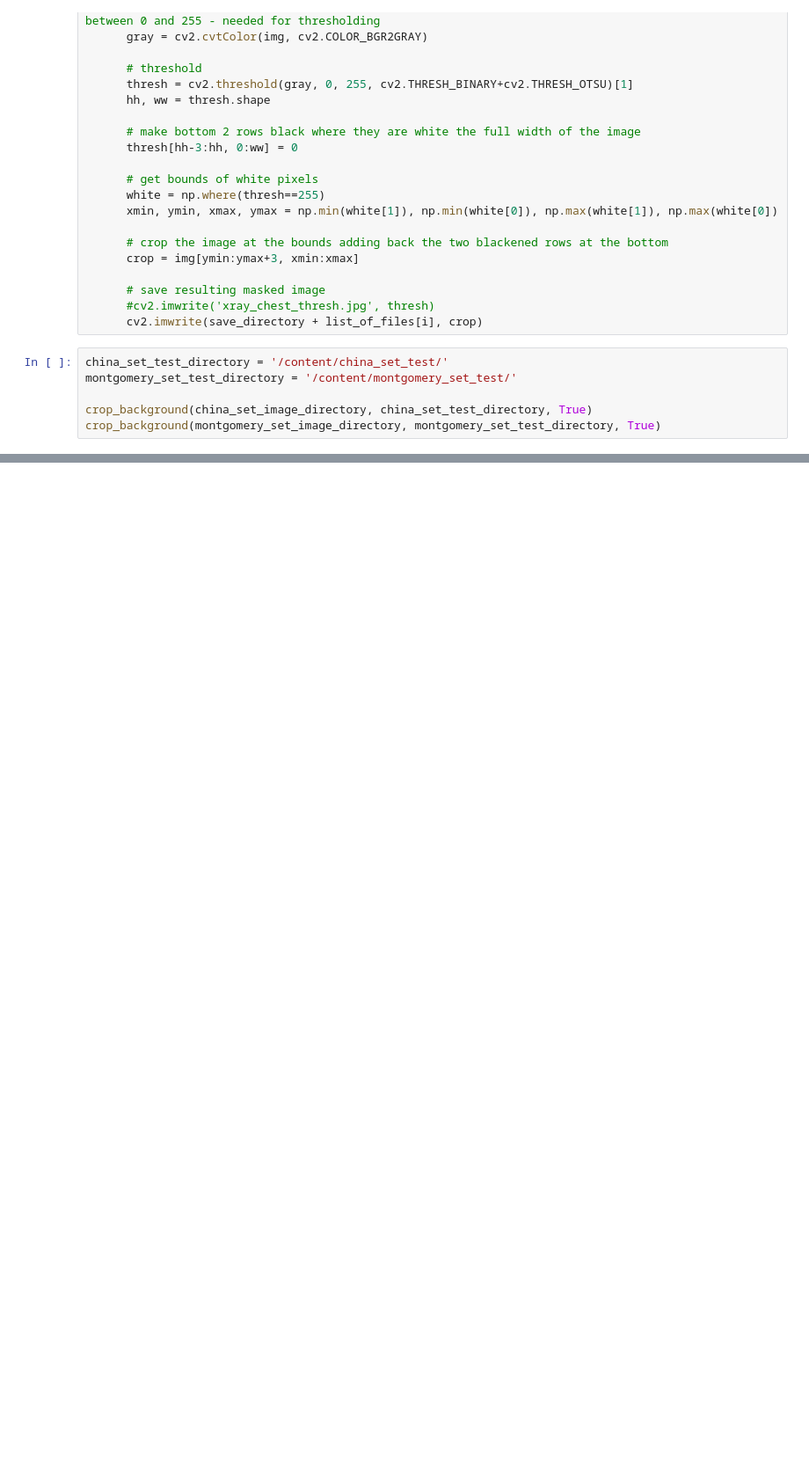
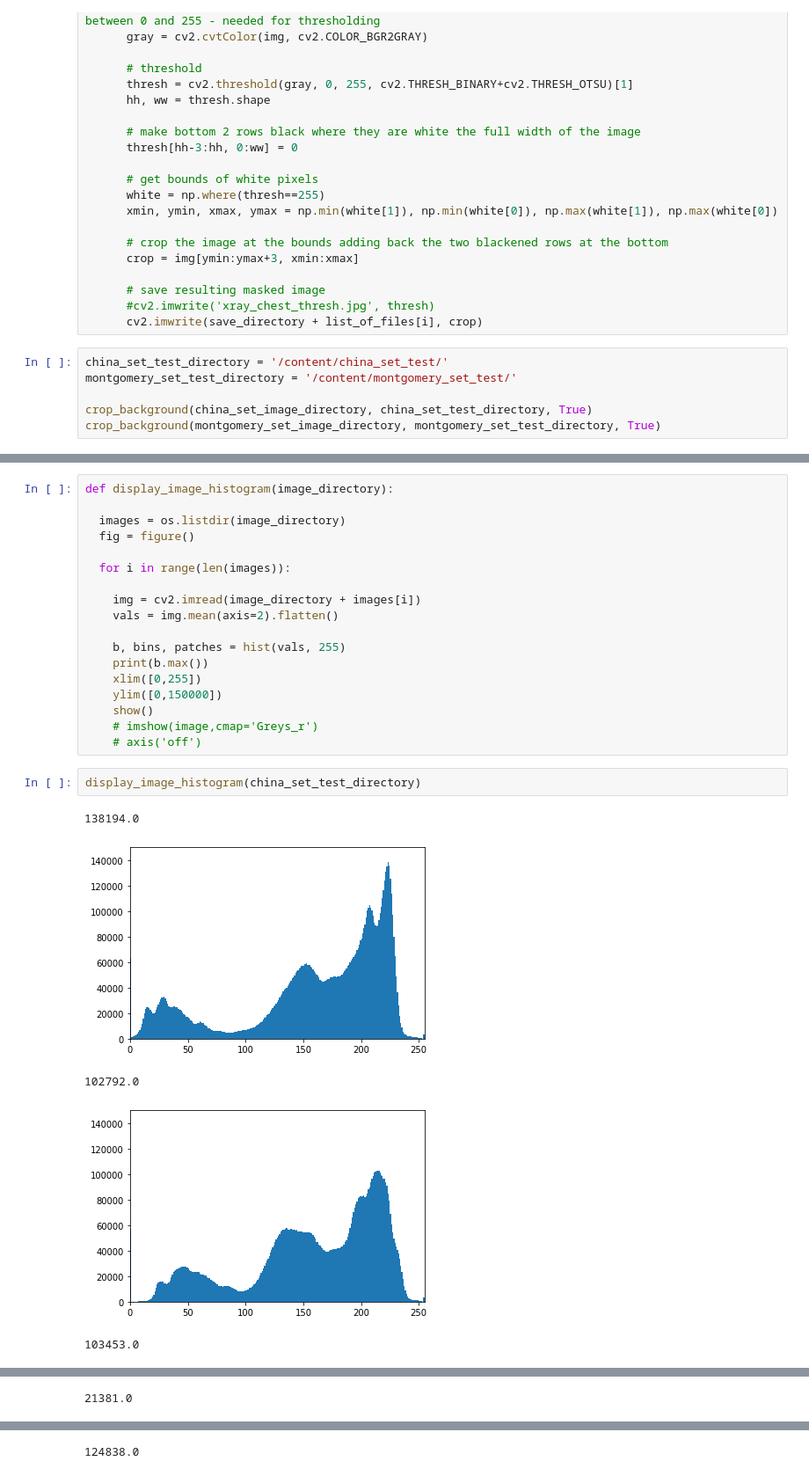
Before and after one commit to n3d1m/SYDE-677-Final-Project, a Jupyter notebook: ImageNormalization.ipynb, the cells around one changed output, grey strips where cells are left out. Shown at 88% size. Saved outputs shown, nothing was run; the diff lists cells and outputs as text; blank space fills up the shorter version.

```diff
--- a/ImageNormalization.ipynb
+++ b/ImageNormalization.ipynb
@@ -135,0 +162,26 @@ showImagesHorizontally(5, montgomery_set_test_directory, 'Preprocessed Montgomer
+# %%
+def display_image_histogram(image_directory):
+
+  images = os.listdir(image_directory)
+  fig = figure()
+
+  for i in range(len(images)):
+
+    img = cv2.imread(image_directory + images[i])
+    vals = img.mean(axis=2).flatten()
+
+    b, bins, patches = hist(vals, 255)
+    print(b.max())
+    xlim([0,255])
+    ylim([0,150000])
+    show()
+    # imshow(image,cmap='Greys_r')
+    # axis('off')
+# %%
+display_image_histogram(china_set_test_directory)
+# %% [output]
+138194.0
+[figure, added]
+102792.0
+[figure, added]
+103453.0
@@ -135,0 +189 @@ showImagesHorizontally(5, montgomery_set_test_directory, 'Preprocessed Montgomer
+21381.0
@@ -135,0 +191 @@ showImagesHorizontally(5, montgomery_set_test_directory, 'Preprocessed Montgomer
+124838.0
```
Also changed, not shown: parts of 11 cells of this notebook.
